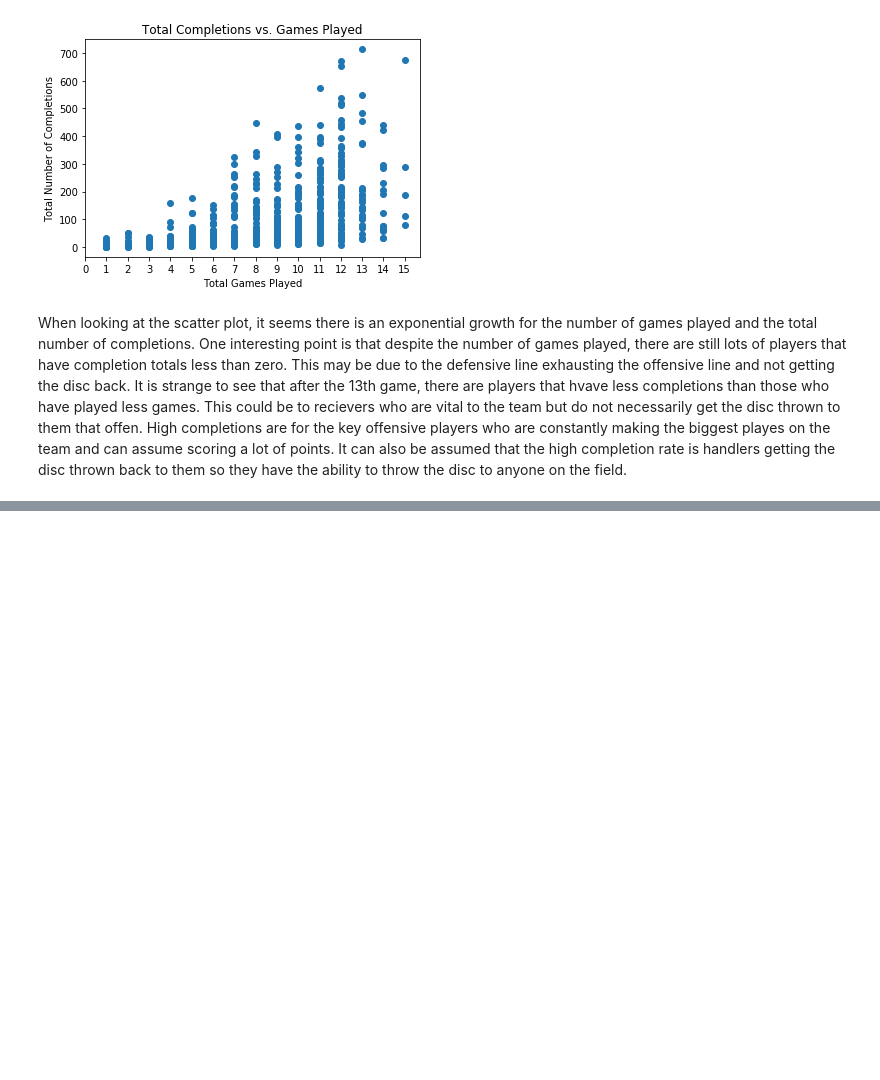
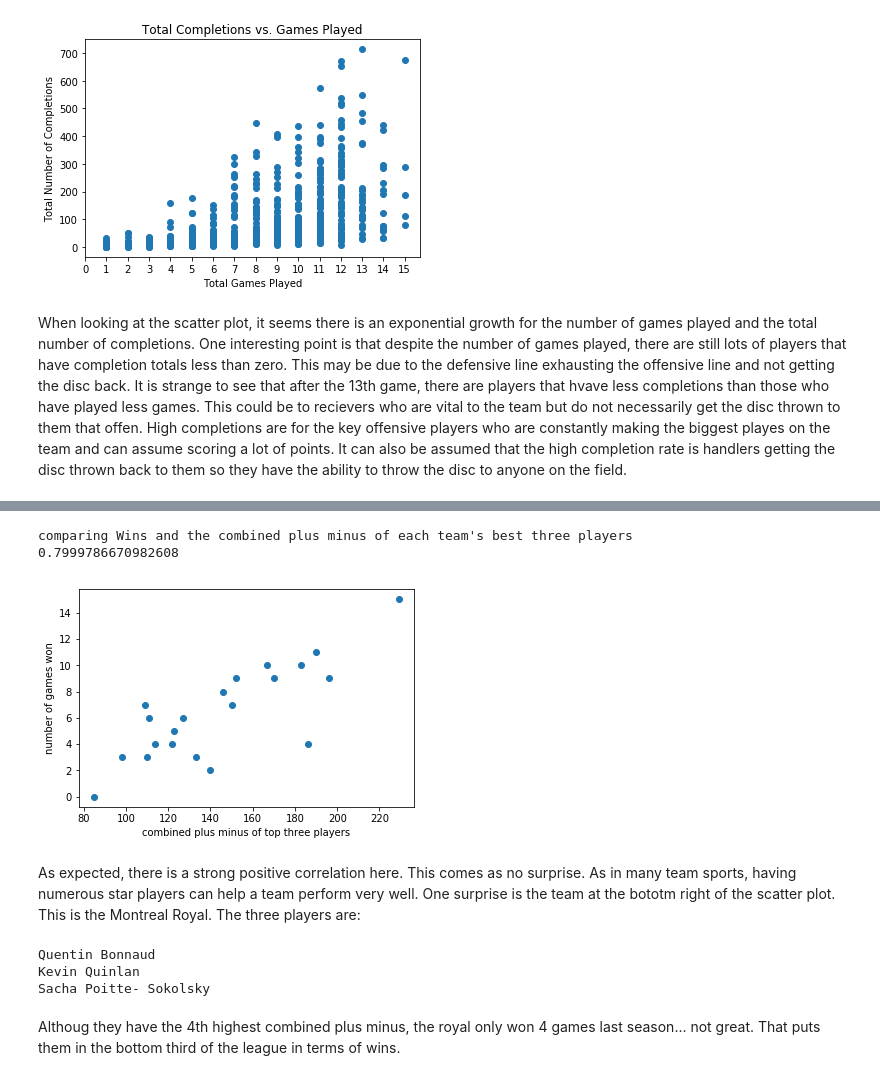
Before and after one commit to Samcfuchs/2950, a Jupyter notebook: notebooks/main.ipynb, the cells around one changed output, grey strips where cells are left out. Drawn from its saved outputs; the diff is of its cells as text; code cells hidden in the pictures; blank space fills up the shorter version.

```diff
--- a/notebooks/main.ipynb
+++ b/notebooks/main.ipynb
@@ -27,7 +35,9 @@ FileNotFoundError: File b'../data/player_stats.csv' does not exist
 
 These are each team's stats for the full season, parsed from <https://theaudl.com/stats/team>.
 # %%
-team_stats = pd.read_csv("../data/team_stats.csv", index_col=0)
+# team_stats = pd.read_csv("../data/team_stats.csv", index_col=0)
+team_stats = pd.read_csv("team_stats.csv", index_col=0)
+
 team_stats.head()
 # %% [output]
 |  | Team | G | W | L | T | PTS | PPG | PA | PAPG | OEFF | DEFF | ... |
@@ -231,0 +285,47 @@ When looking at the scatter plot, it seems there is an exponential growth for th
+# %%
+data.rename(columns={'+ / -':'plus_minus'}, inplace=True)
+data.sort_values(by=['plus_minus'], inplace=True, ascending = False)
+teams_names = {}
+teams_pmt = {}
+data.head()
+for team_name in data.Team.unique():
+    team_leaders_list = []
+    plus_minus_total = 0
+    temp_df = data.loc[data['Team'] == team_name]
+    for x in range(0,3):
+        entry = temp_df.iloc[x]
+        team_leaders_list.append(entry['Player'])
+        plus_minus_total += entry['plus_minus']
+    teams_pmt[team_name] = plus_minus_total
+    teams_names[team_name] = team_leaders_list
+# %%
+for team in team_stats['Team']:
+    words = team.split()
+    team_stats.replace(to_replace=team, value=words[-1].lower(), inplace=True)
+team_stats.replace(to_replace='chill', value='windchill', inplace=True)
+pm_list = []
+for team in team_stats['Team']:
+    pm_list.append(teams_pmt[team])
+team_stats.insert(3, "top_three_pm", pm_list, True)
+# %%
+print('comparing Wins and the combined plus minus of each team\'s best three players')
+print(np.corrcoef(team_stats['top_three_pm'], team_stats['W'])[0][1])
+plt.scatter(team_stats['top_three_pm'], team_stats['W'])
+plt.xlabel('combined plus minus of top three players')
+plt.ylabel('number of games won')
+plt.show()
+# %% [output]
+comparing Wins and the combined plus minus of each team's best three players
+0.7999786670982608
+[figure, added]
+# %% [markdown]
+As expected, there is a strong positive correlation here. This comes as no surprise. As in many team sports, having numerous star players can help a team perform very well. One surprise is the team at the bototm right of the scatter plot. This is the Montreal Royal. The three players are:
+# %%
+for x in teams_names['royal']:
+    print(x)
+# %% [output]
+Quentin Bonnaud
+Kevin Quinlan
+Sacha Poitte- Sokolsky
+# %% [markdown]
+Althoug they have the 4th highest combined plus minus, the royal only won 4 games last season... not great. That puts them in the bottom third of the league in terms of wins.
```
Also changed, not shown: parts of 10 cells of this notebook.
